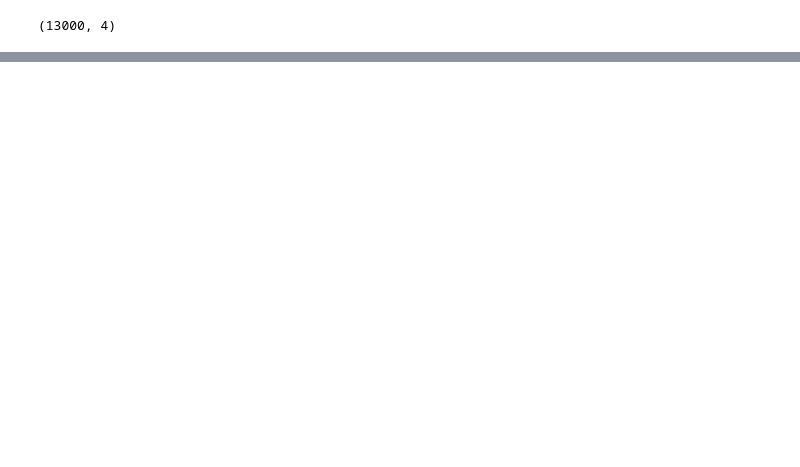
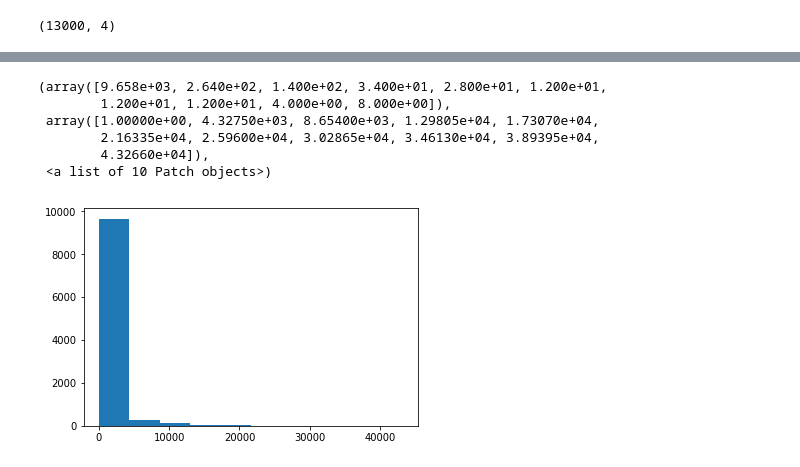
Before and after one commit to Nk173/arm_sourcecode, a Jupyter notebook: notebooks/empirical_analysis/Adult Dataset Analysis.ipynb, the cells around one changed output, grey strips where cells are left out. Cells and saved outputs as stored; diff of their text form; code cells hidden in the pictures; blank space fills up the shorter version.

```diff
--- a/notebooks/empirical_analysis/Adult Dataset Analysis.ipynb
+++ b/notebooks/empirical_analysis/Adult Dataset Analysis.ipynb
@@ -29,0 +42,12 @@ tables.shape
+# %%
+import matplotlib.pyplot as plt
+plt.hist(tables[tables[:,0]>0][:,0])
+# plt.xlim([0,1000])
+# %% [output]
+(array([9.658e+03, 2.640e+02, 1.400e+02, 3.400e+01, 2.800e+01, 1.200e+01,
+        1.200e+01, 1.200e+01, 4.000e+00, 8.000e+00]),
+ array([1.00000e+00, 4.32750e+03, 8.65400e+03, 1.29805e+04, 1.73070e+04,
+        2.16335e+04, 2.59600e+04, 3.02865e+04, 3.46130e+04, 3.89395e+04,
+        4.32660e+04]),
+ <a list of 10 Patch objects>)
+[figure, added]
```
Also changed, not shown: parts of 13 cells of this notebook, 6 other files.
